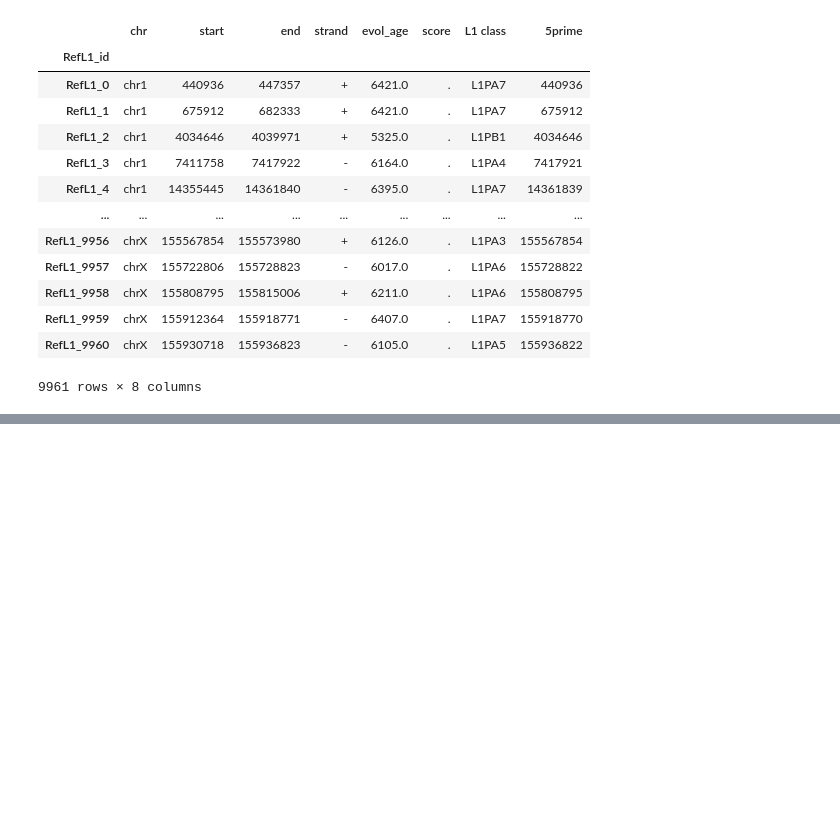
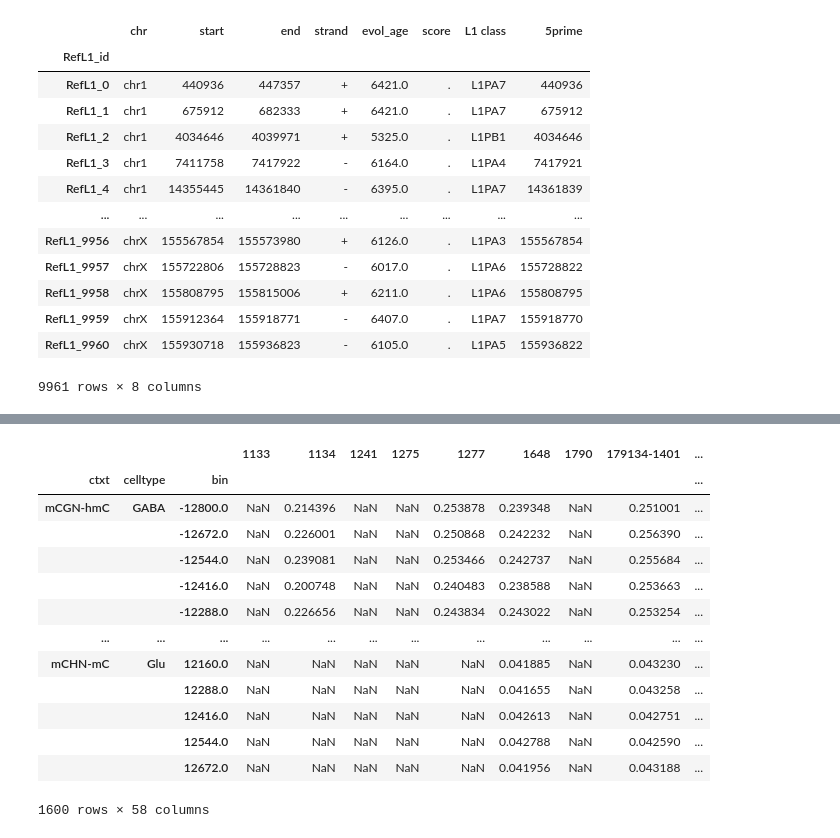
Before and after one commit to dmnburrows/te_methylation_ageing, a Jupyter notebook: meth_analysis.ipynb, the cells around one changed output, grey strips where cells are left out. Cells and saved outputs as stored; diff of their text form; code cells hidden in the pictures; blank space fills up the shorter version.

```diff
--- a/meth_analysis.ipynb
+++ b/meth_analysis.ipynb
@@ -467,0 +536,17 @@ dfu
+# %%
+dfu_prac
+# %% [output]
+|  |  |  | 1133 | 1134 | 1241 | 1275 | 1277 | 1648 | 1790 | 179134-1401 | ... |
+| ctxt | celltype | bin |  |  |  |  |  |  |  |  | ... |
+| mCGN-hmC | GABA | -12800.0 | NaN | 0.214396 | NaN | NaN | 0.253878 | 0.239348 | NaN | 0.251001 | ... |
+|  |  | -12672.0 | NaN | 0.226001 | NaN | NaN | 0.250868 | 0.242232 | NaN | 0.256390 | ... |
+|  |  | -12544.0 | NaN | 0.239081 | NaN | NaN | 0.253466 | 0.242737 | NaN | 0.255684 | ... |
+|  |  | -12416.0 | NaN | 0.200748 | NaN | NaN | 0.240483 | 0.238588 | NaN | 0.253663 | ... |
+|  |  | -12288.0 | NaN | 0.226656 | NaN | NaN | 0.243834 | 0.243022 | NaN | 0.253254 | ... |
+| ... | ... | ... | ... | ... | ... | ... | ... | ... | ... | ... | ... |
+| mCHN-mC | Glu | 12160.0 | NaN | NaN | NaN | NaN | NaN | 0.041885 | NaN | 0.043230 | ... |
+|  |  | 12288.0 | NaN | NaN | NaN | NaN | NaN | 0.041655 | NaN | 0.043258 | ... |
+|  |  | 12416.0 | NaN | NaN | NaN | NaN | NaN | 0.042613 | NaN | 0.042751 | ... |
+|  |  | 12544.0 | NaN | NaN | NaN | NaN | NaN | 0.042788 | NaN | 0.042590 | ... |
+|  |  | 12672.0 | NaN | NaN | NaN | NaN | NaN | 0.041956 | NaN | 0.043188 | ... |
+1600 rows × 58 columns
```
Also changed, not shown: parts of 18 cells of this notebook, 2 other files.
